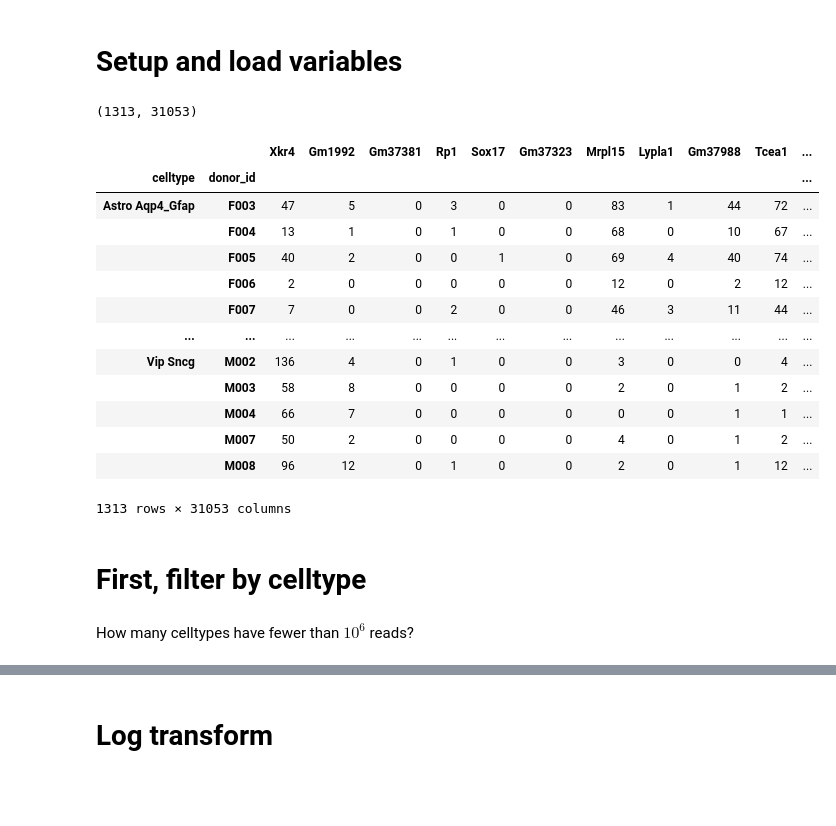
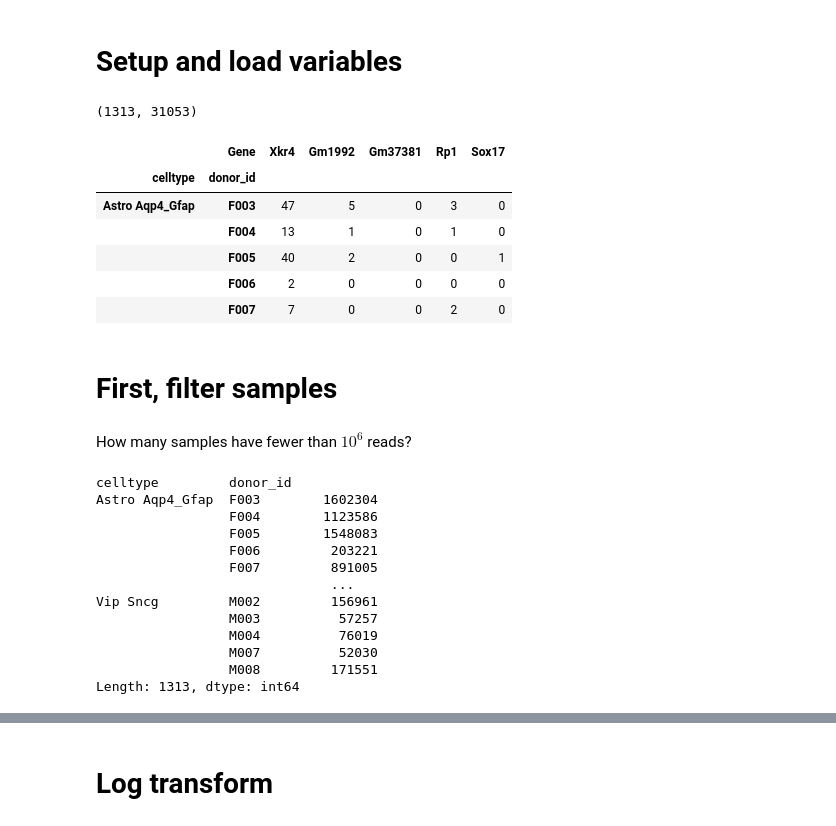
Before and after one commit to aryarm/species-gene-coexp, a Jupyter notebook: workflow/notebooks/gene_coexp-full.ipynb, the cells around one changed output, grey strips where cells are left out. Cells and saved outputs as stored; diff of their text form; code cells hidden in the pictures; blank space fills up the shorter version.

```diff
--- a/workflow/notebooks/gene_coexp-full.ipynb
+++ b/workflow/notebooks/gene_coexp-full.ipynb
@@ -9,28 +9,39 @@ thresh = 10**6 # celltype expression threshold
 # %%
 expr = pd.read_csv("../../data/prepared/mouse.tsv.gz", sep="\t", header=0, index_col=[0,1])
 print(expr.shape)
 # rename the first column to "celltype"
 idx = list(expr.index.names)
 idx[0] = 'celltype'
 expr.index.names = idx
-expr
+expr.T.index.names = ['Gene']
+expr.head().iloc[:,:5]
 # %% [output]
 (1313, 31053)
-|  |  | Xkr4 | Gm1992 | Gm37381 | Rp1 | Sox17 | Gm37323 | Mrpl15 | Lypla1 | Gm37988 | Tcea1 | ... |
-| celltype | donor_id |  |  |  |  |  |  |  |  |  |  | ... |
-| Astro Aqp4_Gfap | F003 | 47 | 5 | 0 | 3 | 0 | 0 | 83 | 1 | 44 | 72 | ... |
-|  | F004 | 13 | 1 | 0 | 1 | 0 | 0 | 68 | 0 | 10 | 67 | ... |
-|  | F005 | 40 | 2 | 0 | 0 | 1 | 0 | 69 | 4 | 40 | 74 | ... |
-|  | F006 | 2 | 0 | 0 | 0 | 0 | 0 | 12 | 0 | 2 | 12 | ... |
-|  | F007 | 7 | 0 | 0 | 2 | 0 | 0 | 46 | 3 | 11 | 44 | ... |
-| ... | ... | ... | ... | ... | ... | ... | ... | ... | ... | ... | ... | ... |
-| Vip Sncg | M002 | 136 | 4 | 0 | 1 | 0 | 0 | 3 | 0 | 0 | 4 | ... |
-|  | M003 | 58 | 8 | 0 | 0 | 0 | 0 | 2 | 0 | 1 | 2 | ... |
-|  | M004 | 66 | 7 | 0 | 0 | 0 | 0 | 0 | 0 | 1 | 1 | ... |
-|  | M007 | 50 | 2 | 0 | 0 | 0 | 0 | 4 | 0 | 1 | 2 | ... |
-|  | M008 | 96 | 12 | 0 | 1 | 0 | 0 | 2 | 0 | 1 | 12 | ... |
+|  | Gene | Xkr4 | Gm1992 | Gm37381 | Rp1 | Sox17 |
+| celltype | donor_id |  |  |  |  |  |
+| Astro Aqp4_Gfap | F003 | 47 | 5 | 0 | 3 | 0 |
+|  | F004 | 13 | 1 | 0 | 1 | 0 |
+|  | F005 | 40 | 2 | 0 | 0 | 1 |
+|  | F006 | 2 | 0 | 0 | 0 | 0 |
+|  | F007 | 7 | 0 | 0 | 2 | 0 |
-1313 rows × 31053 columns
 # %% [markdown]
-# First, filter by celltype
+# First, filter samples
 # %% [markdown]
-How many celltypes have fewer than $10^6$ reads?
+How many samples have fewer than $10^6$ reads?
+# %%
+celltype_sum = expr.sum(axis=1)
+celltype_sum
+# %% [output]
+celltype         donor_id
+Astro Aqp4_Gfap  F003        1602304
+                 F004        1123586
+                 F005        1548083
+                 F006         203221
+                 F007         891005
+                              ...
+Vip Sncg         M002         156961
+                 M003          57257
+                 M004          76019
+                 M007          52030
+                 M008         171551
+Length: 1313, dtype: int64
```
Also changed, not shown: parts of 24 cells of this notebook.
